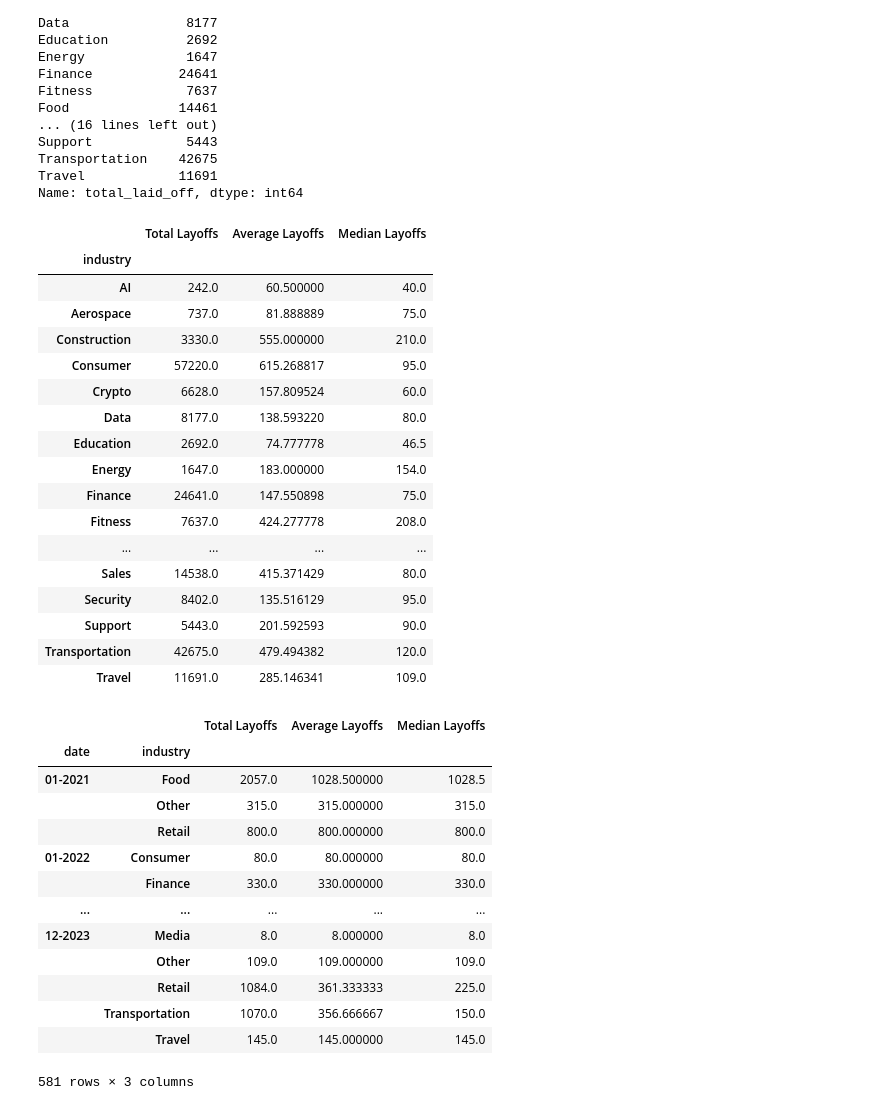
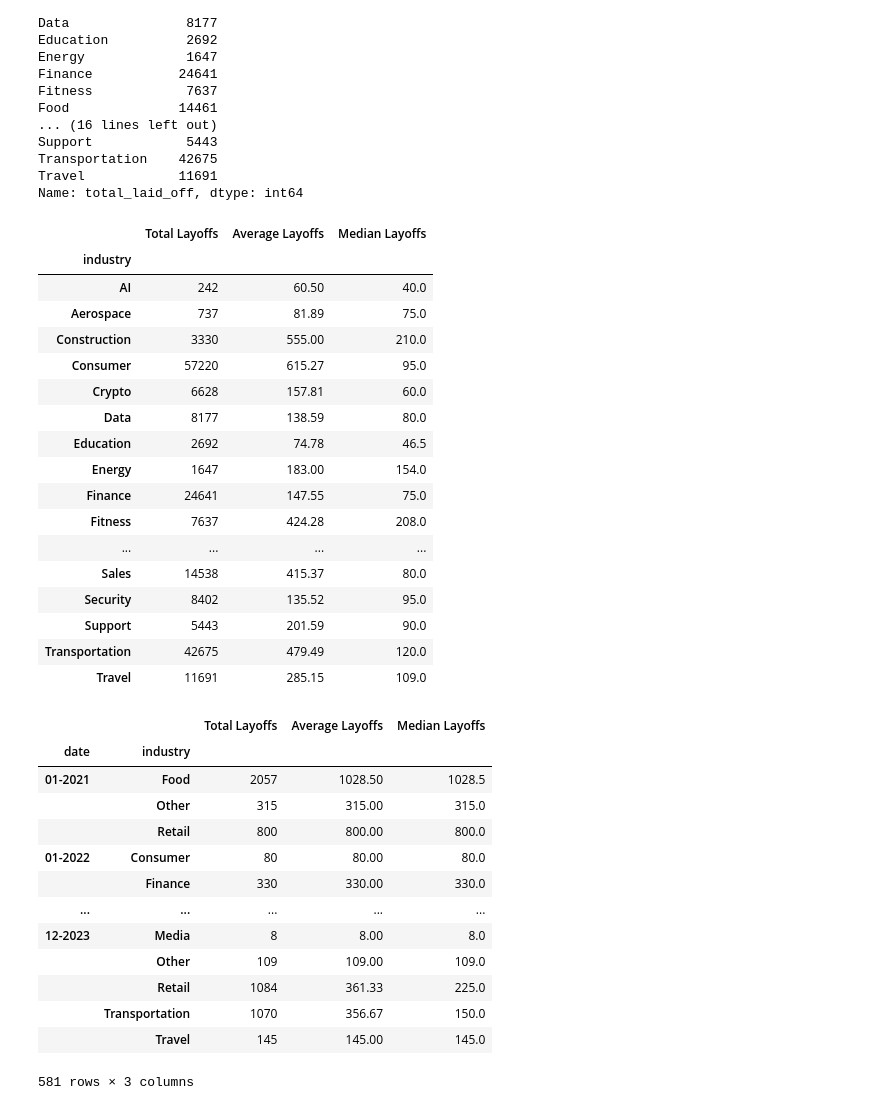
Before and after one commit to ocarolinne/ucb-data-project1, a Jupyter notebook: layoff_analysis.ipynb, the cells around one changed output. Drawn from its saved outputs; the diff is of its cells as text; code cells hidden in the pictures.

Commit message:
updated data format

```diff
--- a/layoff_analysis.ipynb
+++ b/layoff_analysis.ipynb
@@ -129,44 +130,45 @@ Name: total_laid_off, dtype: int64
 # %%
 # Sumary of layoffs per industry in USA
 
 usa_lay_industry = usa_layoffs_df.groupby('industry')
 
-usa_lay_ind_sum = usa_lay_industry["total_laid_off"].sum()
-usa_lay_ind_avg = usa_lay_industry["total_laid_off"].mean()
+#display(total_industry)
+
+usa_lay_ind_sum = usa_lay_industry["total_laid_off"].sum().astype(int)
+usa_lay_ind_avg = usa_lay_industry["total_laid_off"].mean().round(2)
 usa_lay_ind_median = usa_lay_industry["total_laid_off"].median()
-
 
 usa_lay_ind_summary = pd.DataFrame({'Total Layoffs': usa_lay_ind_sum,
                         'Average Layoffs': usa_lay_ind_avg,
-                        'Median Layoffs': usa_lay_ind_median,})
+                        'Median Layoffs': usa_lay_ind_median})
 
 
 usa_lay_ind_summary
 # %% [output]
 |  | Total Layoffs | Average Layoffs | Median Layoffs |
 | industry |  |  |  |
-| AI | 242.0 | 60.500000 | 40.0 |
-| Aerospace | 737.0 | 81.888889 | 75.0 |
-| Construction | 3330.0 | 555.000000 | 210.0 |
-| Consumer | 57220.0 | 615.268817 | 95.0 |
-| Crypto | 6628.0 | 157.809524 | 60.0 |
-| Data | 8177.0 | 138.593220 | 80.0 |
-| Education | 2692.0 | 74.777778 | 46.5 |
-| Energy | 1647.0 | 183.000000 | 154.0 |
-| Finance | 24641.0 | 147.550898 | 75.0 |
-| Fitness | 7637.0 | 424.277778 | 208.0 |
+| AI | 242 | 60.50 | 40.0 |
+| Aerospace | 737 | 81.89 | 75.0 |
+| Construction | 3330 | 555.00 | 210.0 |
+| Consumer | 57220 | 615.27 | 95.0 |
+| Crypto | 6628 | 157.81 | 60.0 |
+| Data | 8177 | 138.59 | 80.0 |
+| Education | 2692 | 74.78 | 46.5 |
+| Energy | 1647 | 183.00 | 154.0 |
+| Finance | 24641 | 147.55 | 75.0 |
+| Fitness | 7637 | 424.28 | 208.0 |
 | ... | ... | ... | ... |
-| Sales | 14538.0 | 415.371429 | 80.0 |
-| Security | 8402.0 | 135.516129 | 95.0 |
-| Support | 5443.0 | 201.592593 | 90.0 |
-| Transportation | 42675.0 | 479.494382 | 120.0 |
-| Travel | 11691.0 | 285.146341 | 109.0 |
+| Sales | 14538 | 415.37 | 80.0 |
+| Security | 8402 | 135.52 | 95.0 |
+| Support | 5443 | 201.59 | 90.0 |
+| Transportation | 42675 | 479.49 | 120.0 |
+| Travel | 11691 | 285.15 | 109.0 |
 # %%
 # Sumary of layoff per month/ year in the USA
 usa_lay_period = usa_layoffs_df.groupby(['date', 'industry'])
 
-usa_lay_date_sum = usa_lay_period["total_laid_off"].sum()
-usa_lay_date_avg = usa_lay_period["total_laid_off"].mean()
+usa_lay_date_sum = usa_lay_period["total_laid_off"].sum().astype(int)
+usa_lay_date_avg = usa_lay_period["total_laid_off"].mean().round(2)
 usa_lay_date_median = usa_lay_period["total_laid_off"].median()
 
 
@@ -178,15 +180,15 @@ usa_lay_date_sumary
 # %% [output]
 |  |  | Total Layoffs | Average Layoffs | Median Layoffs |
 | date | industry |  |  |  |
-| 01-2021 | Food | 2057.0 | 1028.500000 | 1028.5 |
-|  | Other | 315.0 | 315.000000 | 315.0 |
-|  | Retail | 800.0 | 800.000000 | 800.0 |
-| 01-2022 | Consumer | 80.0 | 80.000000 | 80.0 |
-|  | Finance | 330.0 | 330.000000 | 330.0 |
+| 01-2021 | Food | 2057 | 1028.50 | 1028.5 |
+|  | Other | 315 | 315.00 | 315.0 |
+|  | Retail | 800 | 800.00 | 800.0 |
+| 01-2022 | Consumer | 80 | 80.00 | 80.0 |
+|  | Finance | 330 | 330.00 | 330.0 |
 | ... | ... | ... | ... | ... |
-| 12-2023 | Media | 8.0 | 8.000000 | 8.0 |
-|  | Other | 109.0 | 109.000000 | 109.0 |
-|  | Retail | 1084.0 | 361.333333 | 225.0 |
-|  | Transportation | 1070.0 | 356.666667 | 150.0 |
-|  | Travel | 145.0 | 145.000000 | 145.0 |
+| 12-2023 | Media | 8 | 8.00 | 8.0 |
+|  | Other | 109 | 109.00 | 109.0 |
+|  | Retail | 1084 | 361.33 | 225.0 |
+|  | Transportation | 1070 | 356.67 | 150.0 |
+|  | Travel | 145 | 145.00 | 145.0 |
 581 rows × 3 columns
```
Also changed, not shown: parts of 2 cells of this notebook.
